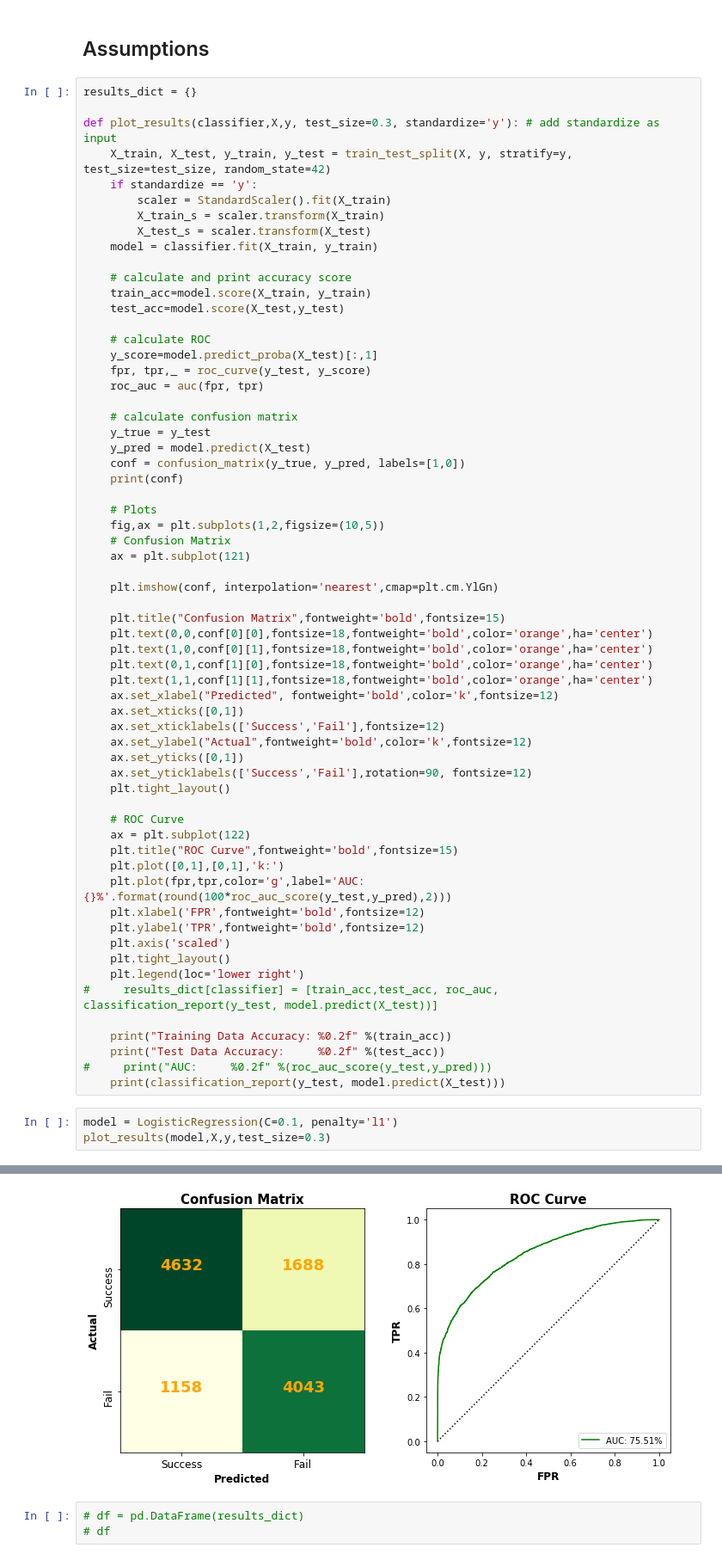
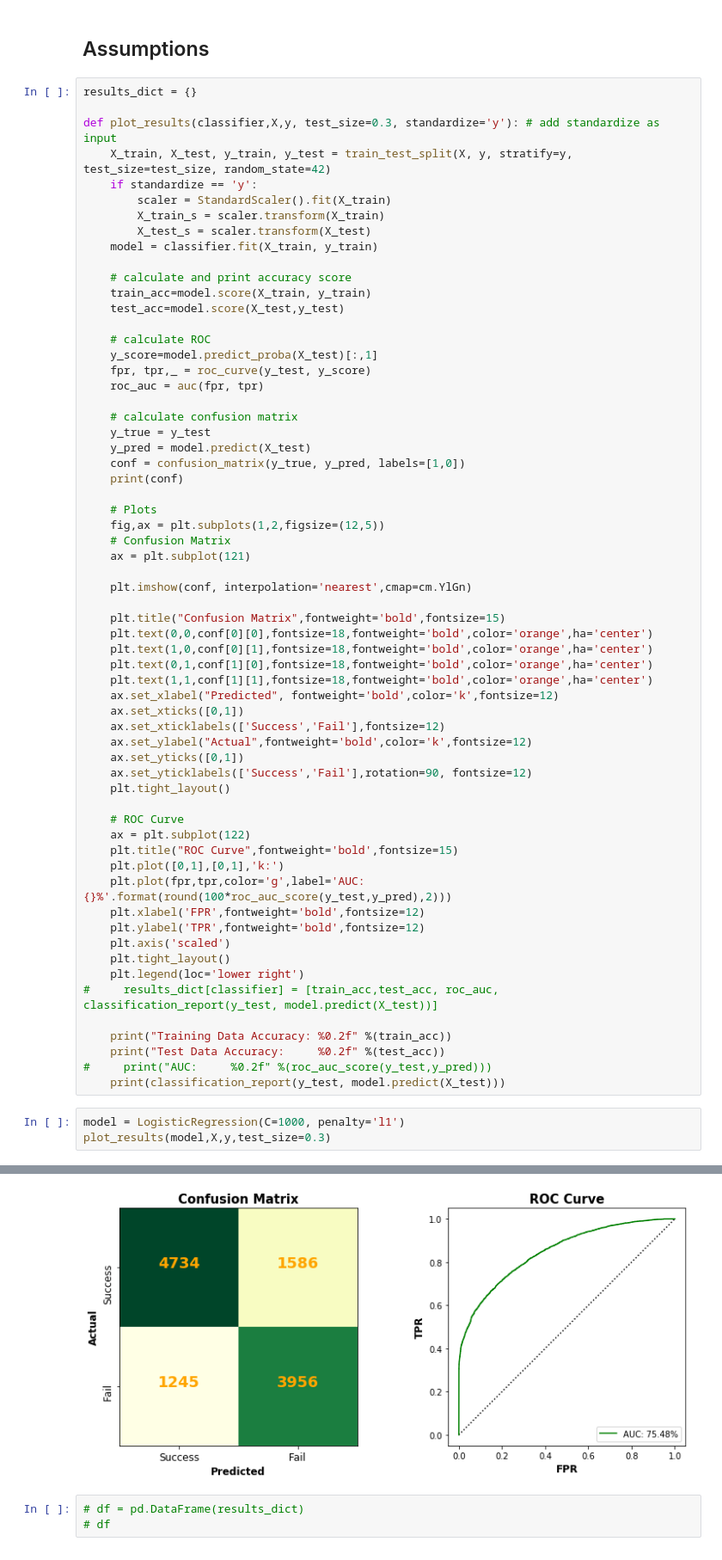
Before and after one commit to cipher813/McMahon_Metis, a Jupyter notebook: Project_3/3_Kickstarter_P2_DeeperDive_DS2.ipynb, the cells around one changed output, grey strips where cells are left out. Shown at 86% size. Cells and saved outputs as stored; diff of their text form.

```diff
--- a/Project_3/3_Kickstarter_P2_DeeperDive_DS2.ipynb
+++ b/Project_3/3_Kickstarter_P2_DeeperDive_DS2.ipynb
@@ -185,11 +185,11 @@ def plot_results(classifier,X,y, test_size=0.3, standardize='y'): # add standard
     print(conf)
 
     # Plots
-    fig,ax = plt.subplots(1,2,figsize=(10,5))
+    fig,ax = plt.subplots(1,2,figsize=(12,5))
     # Confusion Matrix
     ax = plt.subplot(121)
 
-    plt.imshow(conf, interpolation='nearest',cmap=plt.cm.YlGn)
+    plt.imshow(conf, interpolation='nearest',cmap=cm.YlGn)
 
     plt.title("Confusion Matrix",fontweight='bold',fontsize=15)
     plt.text(0,0,conf[0][0],fontsize=18,fontweight='bold',color='orange',ha='center')
@@ -221,6 +221,6 @@ def plot_results(classifier,X,y, test_size=0.3, standardize='y'): # add standard
 #     print("AUC:     %0.2f" %(roc_auc_score(y_test,y_pred)))
     print(classification_report(y_test, model.predict(X_test)))
 # %%
-model = LogisticRegression(C=0.1, penalty='l1')
+model = LogisticRegression(C=1000, penalty='l1')
 plot_results(model,X,y,test_size=0.3)
 # %% [output]
@@ -235,6 +235,6 @@ Test Data Accuracy:     0.75
 
 avg / total       0.76      0.75      0.75     11521
-[figure, old version]
+[figure, new version]
 # %%
 # df = pd.DataFrame(results_dict)
 # df
```
Also changed, not shown: parts of 11 cells of this notebook, 15 other files.
